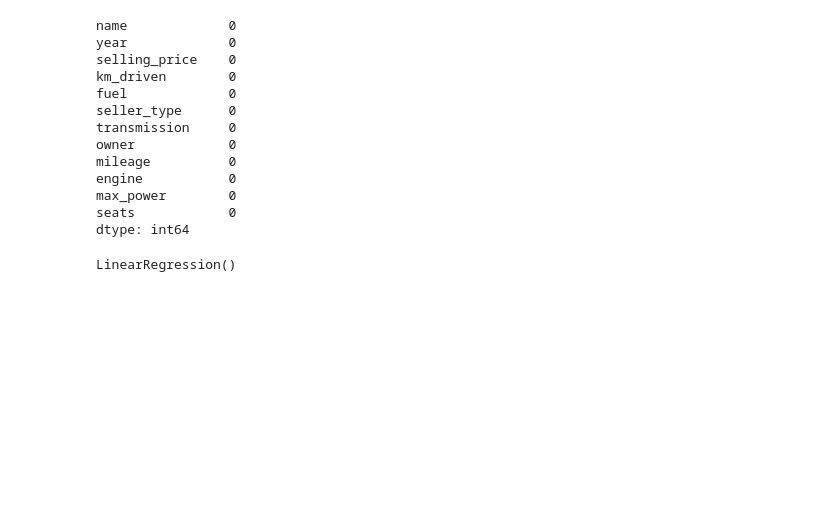
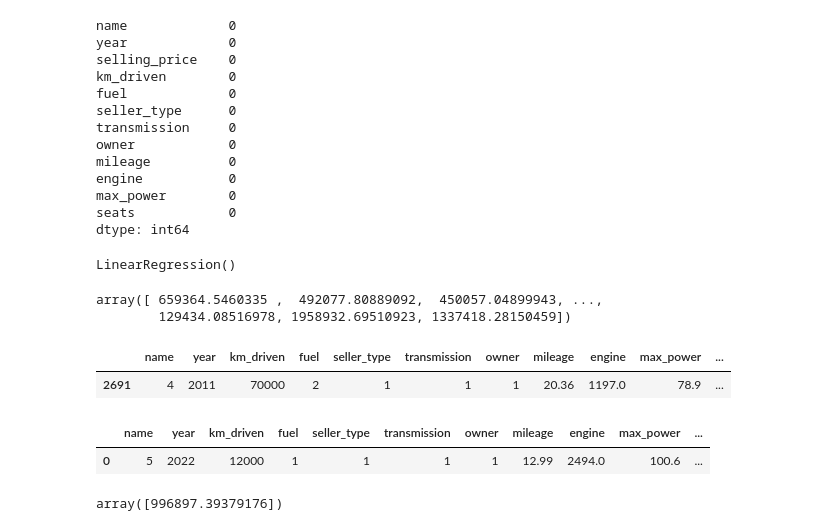
Before and after one commit to abeselom-tesfay/Car-Price-Prediction-Machine-Learning-Model, a Jupyter notebook: Car_Price_Model.ipynb, the cells around one changed output. Drawn from its saved outputs; the diff is of its cells as text; code cells hidden in the pictures; blank space fills up the shorter version.

Commit message:
Performed prediction using trained Linear Regression model on test data and custom input

```diff
--- a/Car_Price_Model.ipynb
+++ b/Car_Price_Model.ipynb
@@ -372,0 +375,10 @@ LinearRegression()
+# %%
+predict
+# %% [output]
+array([ 659364.5460335 ,  492077.80889092,  450057.04899943, ...,
+        129434.08516978, 1958932.69510923, 1337418.28150459])
+# %%
+x_train.head(1)
+# %% [output]
+|  | name | year | km_driven | fuel | seller_type | transmission | owner | mileage | engine | max_power | ... |
+| 2691 | 4 | 2011 | 70000 | 2 | 1 | 1 | 1 | 20.36 | 1197.0 | 78.9 | ... |
@@ -372,0 +389,9 @@ LinearRegression()
+# %%
+input_data_model
+# %% [output]
+|  | name | year | km_driven | fuel | seller_type | transmission | owner | mileage | engine | max_power | ... |
+| 0 | 5 | 2022 | 12000 | 1 | 1 | 1 | 1 | 12.99 | 2494.0 | 100.6 | ... |
+# %%
+model.predict(input_data_model)
+# %% [output]
+array([996897.39379176])
```
Also changed, not shown: parts of 4 cells of this notebook.
